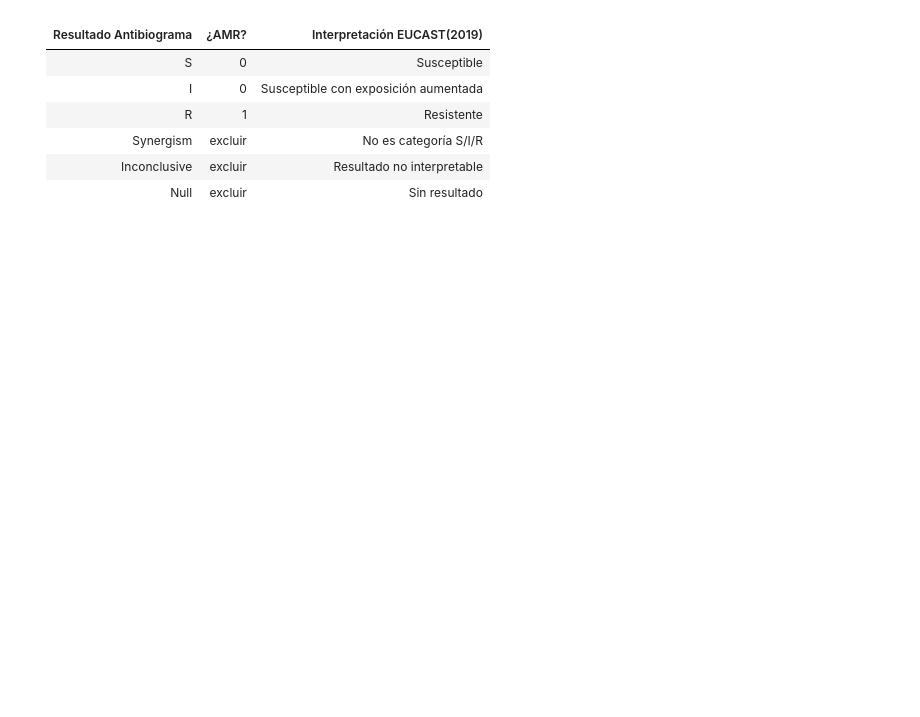
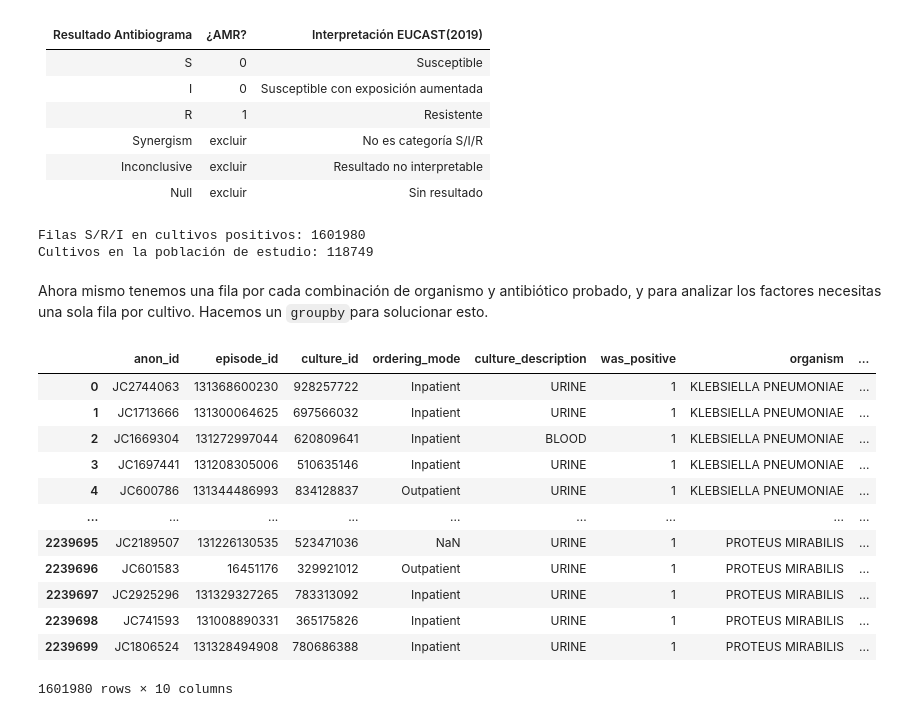
Before and after one commit to jorgeshzhndz/Resistencia_Antibioticos, a Jupyter notebook: notebooks/memoria.ipynb, the cells around one changed output. Drawn from its saved outputs; the diff is of its cells as text; code cells hidden in the pictures; blank space fills up the shorter version.

```diff
--- a/notebooks/memoria.ipynb
+++ b/notebooks/memoria.ipynb
@@ -310,3 +295,55 @@ Vamos a incluir en nuestro estudio aquellos cultivos que presenten al menos una
 | Synergism | excluir | No es categoría S/I/R |
 | Inconclusive | excluir | Resultado no interpretable |
 | Null | excluir | Sin resultado |
+# %%
+# 1. Filtramos cultivos positivos con resultado Susceptible, Intermediate o Resistant
+
+cohort_positive = cohort[cohort["was_positive"] == 1].copy()
+cohort_positive = cohort_positive[
+    cohort_positive["susceptibility"].isin(["Susceptible", "Intermediate", "Resistant"])
+].copy()
+
+
+print("Filas S/R/I en cultivos positivos:", len(cohort_positive))
+print("Cultivos en la población de estudio:", cohort_positive["culture_id"].nunique())
+# %% [output]
+Filas S/R/I en cultivos positivos: 1601980
+Cultivos en la población de estudio: 118749
+# %% [markdown]
+Ahora mismo tenemos una fila por cada combinación de organismo y antibiótico probado, y para analizar los factores necesitas una sola fila por cultivo. Hacemos un ``groupby``para solucionar esto.
+# %%
+#. Una fila por cultivo, manteniendo Resistant / Susceptible
+cohort_amr_summary = (
+    cohort_positive.groupby("culture_id")
+    .agg(
+        amr=("susceptibility", lambda x: "Resistant" if (x == "Resistant").any() else "Susceptible"),
+        n_antibioticos=("antibiotic", "nunique"),
+        n_resistentes=("susceptibility", lambda x: (x == "Resistant").sum()),
+        n_organismos=("organism", "nunique"),
+        culture_description=("culture_description", "first"),
+        ordering_mode=("ordering_mode", "first"),
+        anon_id=("anon_id", "first"),
+        episode_id=("episode_id", "first"),
+    )
+)
+
+#Este df tiene el numero de antibióticos que se han probado, cuantas resistencias tiene el MOO
+# y cuantas bacterias habia en el cultivo)
+cohort_amr_summary.to_csv("../data/cohort_amr_summary.csv")
+
+cohort_amr_summary
+cohort_positive
+# %% [output]
+|  | anon_id | episode_id | culture_id | ordering_mode | culture_description | was_positive | organism | ... |
+| 0 | JC2744063 | 131368600230 | 928257722 | Inpatient | URINE | 1 | KLEBSIELLA PNEUMONIAE | ... |
+| 1 | JC1713666 | 131300064625 | 697566032 | Inpatient | URINE | 1 | KLEBSIELLA PNEUMONIAE | ... |
+| 2 | JC1669304 | 131272997044 | 620809641 | Inpatient | BLOOD | 1 | KLEBSIELLA PNEUMONIAE | ... |
+| 3 | JC1697441 | 131208305006 | 510635146 | Inpatient | URINE | 1 | KLEBSIELLA PNEUMONIAE | ... |
+| 4 | JC600786 | 131344486993 | 834128837 | Outpatient | URINE | 1 | KLEBSIELLA PNEUMONIAE | ... |
+| ... | ... | ... | ... | ... | ... | ... | ... | ... |
+| 2239695 | JC2189507 | 131226130535 | 523471036 | NaN | URINE | 1 | PROTEUS MIRABILIS | ... |
+| 2239696 | JC601583 | 16451176 | 329921012 | Outpatient | URINE | 1 | PROTEUS MIRABILIS | ... |
+| 2239697 | JC2925296 | 131329327265 | 783313092 | Inpatient | URINE | 1 | PROTEUS MIRABILIS | ... |
+| 2239698 | JC741593 | 131008890331 | 365175826 | Inpatient | URINE | 1 | PROTEUS MIRABILIS | ... |
+| 2239699 | JC1806524 | 131328494908 | 780686388 | Inpatient | URINE | 1 | PROTEUS MIRABILIS | ... |
+1601980 rows × 10 columns
```
Also changed, not shown: parts of 44 cells of this notebook, 1 other file.
